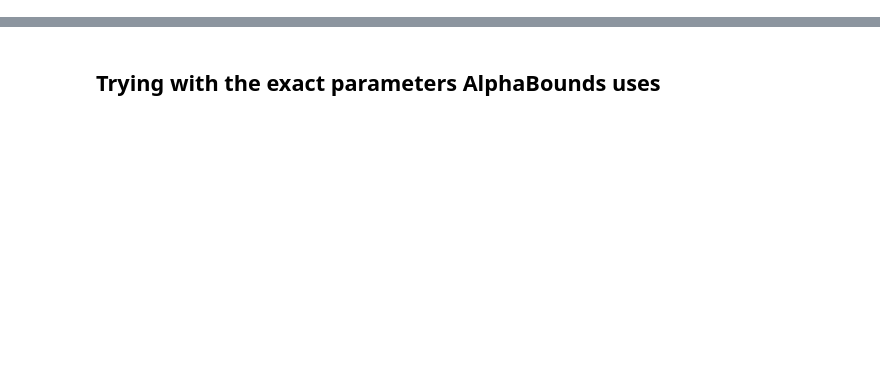
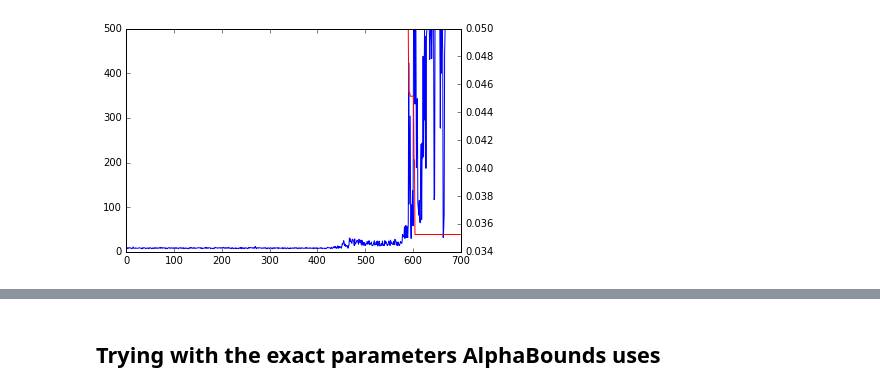
Before and after one commit to rmoehn/cartpole, a Jupyter notebook: notebooks/CartPole.ipynb, the cells around one changed output, grey strips where cells are left out. Saved outputs shown, nothing was run; the diff lists cells and outputs as text; code cells hidden in the pictures; blank space fills up the shorter version.

Commit message:
Snapshot CartPole notebook with finally nice results

```diff
--- a/notebooks/CartPole.ipynb
+++ b/notebooks/CartPole.ipynb
@@ -13,19 +17 @@ from hiora_cartpole import driver
 import gym
-# %%
-temp_env = gym.make('CartPole-v0')
-observation_space = temp_env.observation_space
-del temp_env
-
-orig_step           = gym.envs.classic_control.cartpole.CartPoleEnv._step
-clipped_high        = observation_space.high
-clipped_high[[1,3]] = 10
-clipped_low         = -clipped_high
-state_ranges = np.array([clipped_low, clipped_high])
-
-def clipped_step(self, action):
-    state, reward, done, info = orig_step(self, action)
-    return np.clip(state, clipped_low, clipped_high), reward, done, info
-
-gym.envs.classic_control.cartpole.CartPoleEnv._step = clipped_step
-
-env = gym.make('CartPole-v0')
@@ -34,0 +18,6 @@ env = gym.make('CartPole-v0')
+# %%
+env = gym.make('CartPole-v0')
+clipped_high        = env.observation_space.high
+clipped_high = np.array([2.5, 3.6, 0.27, 3.7])
+clipped_low         = -clipped_high
+state_ranges = np.array([clipped_low, clipped_high])
@@ -35,5 +26,5 @@ env = gym.make('CartPole-v0')
 # %%
-easyt_n_weights, easyt_feature_vec = easytile_fa.make_feature_vec(state_ranges, 2, [7, 9, 9, 9], 8)
+easyt_n_weights, easyt_feature_vec = easytile_fa.make_feature_vec(state_ranges, 2, [5, 7, 5, 7], 8)
 
 #fv = feature_vec(cartpole.observation_space.sample(), cartpole.action_space.sample())
 
@@ -45,10 +36,11 @@ eexperience = linfa.init(lmbda=0.9,
                         n_weights=easyt_n_weights,
                         act_space=env.action_space,
                         theta=None,
-                        is_use_alpha_bounds=True)
+                        is_use_alpha_bounds=True,
+                        map_obs=functools.partial(gym_tools.warning_clip_obs, ranges=state_ranges))
 # %%
 eexperience, steps_per_episode, alpha_per_episode \
-    = driver.train(env, linfa, eexperience, n_episodes=1000, max_steps=300, is_render=False)
+    = driver.train(env, linfa, eexperience, n_episodes=700, max_steps=500, is_render=False)
 # Credits: http://matplotlib.org/examples/api/two_scales.html
 fig, ax1 = pyplot.subplots()
 ax1.plot(steps_per_episode, color='b')
@@ -61 +51,2 @@ pyplot.show()
+[figure, added]
 # %%
```
Also changed, not shown: parts of 11 cells of this notebook.
